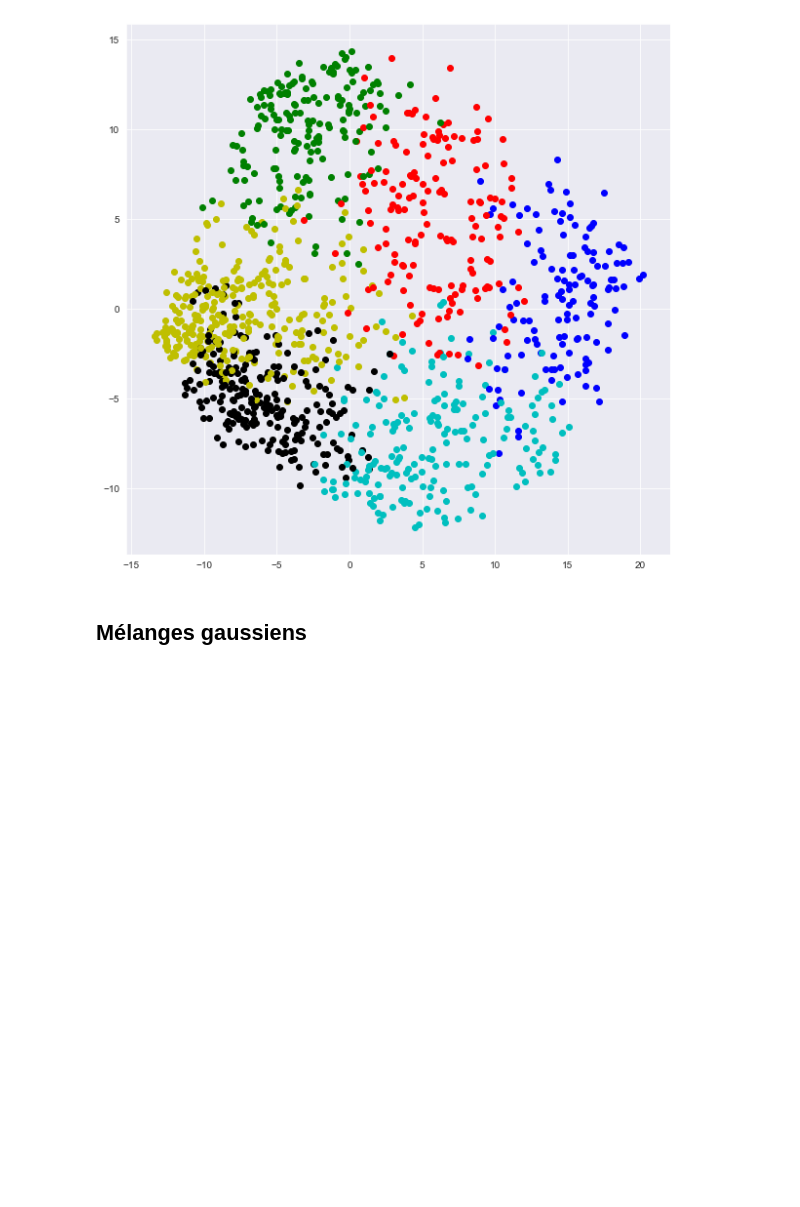
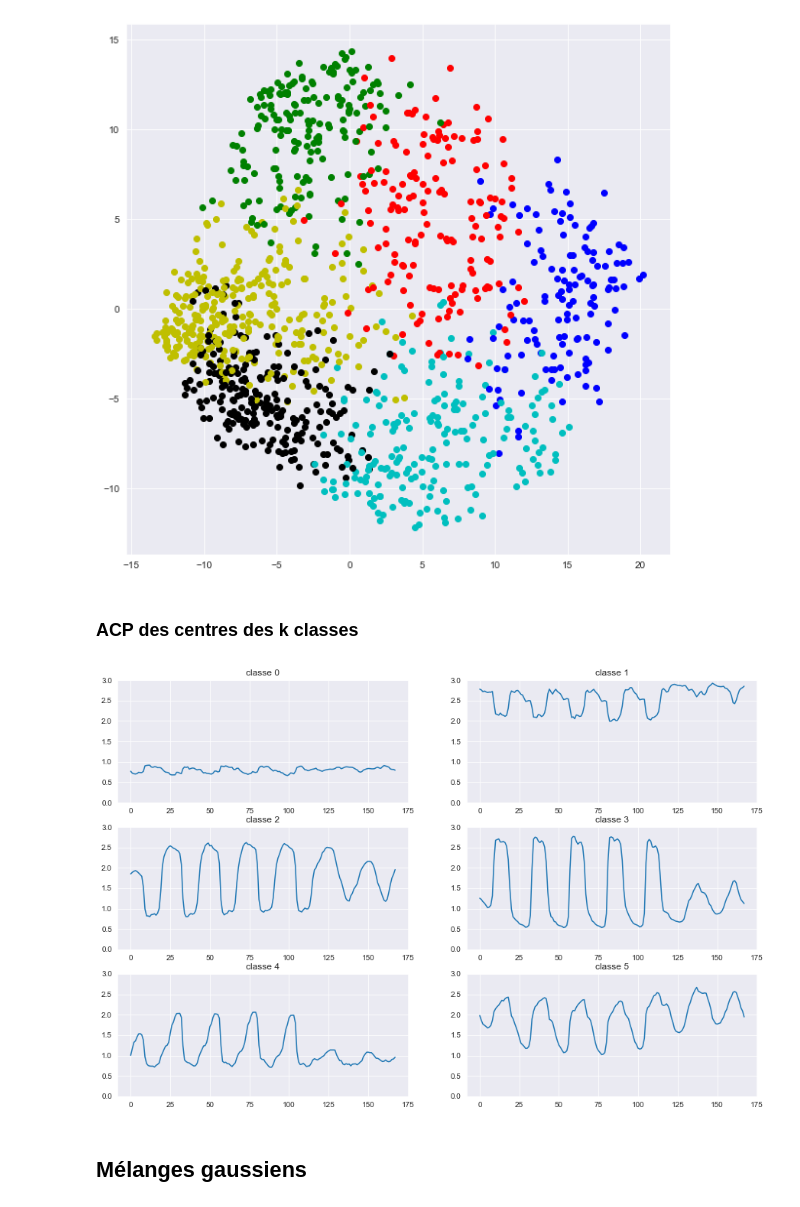
Before and after one commit to Salamata-BA/Projet_Analyse_Donnees, a Jupyter notebook: Velib_Python_Notebook_Projet.ipynb, the cells around one changed output. Saved outputs shown, nothing was run; the diff lists cells and outputs as text; code cells hidden in the pictures; blank space fills up the shorter version.

```diff
--- a/Velib_Python_Notebook_Projet.ipynb
+++ b/Velib_Python_Notebook_Projet.ipynb
@@ -562,6 +562,18 @@ for i, j, nom, indcoul in zip(echantillon1, echantillon2,
 plt.show()
 # %% [output]
 [figure]
+# %% [markdown]
+### ACP des centres des k classes
+# %%
+fig, axs = plt.subplots(3, 2, figsize = (15,10))
+for i in range(3):
+    for j in range(2):
+        k = 2 * i + j
+        axs[i,j].plot((kmeans.cluster_centers_[k]+1.5))
+        axs[i,j].set_title("classe "+str(k))
+        axs[i,j].set_ylim(0,3)
+# %% [output]
+[figure, added]
 # %% [markdown]
 ## Mélanges gaussiens
 # %%
```
Also changed, not shown: parts of 9 cells of this notebook, 1 other file.
